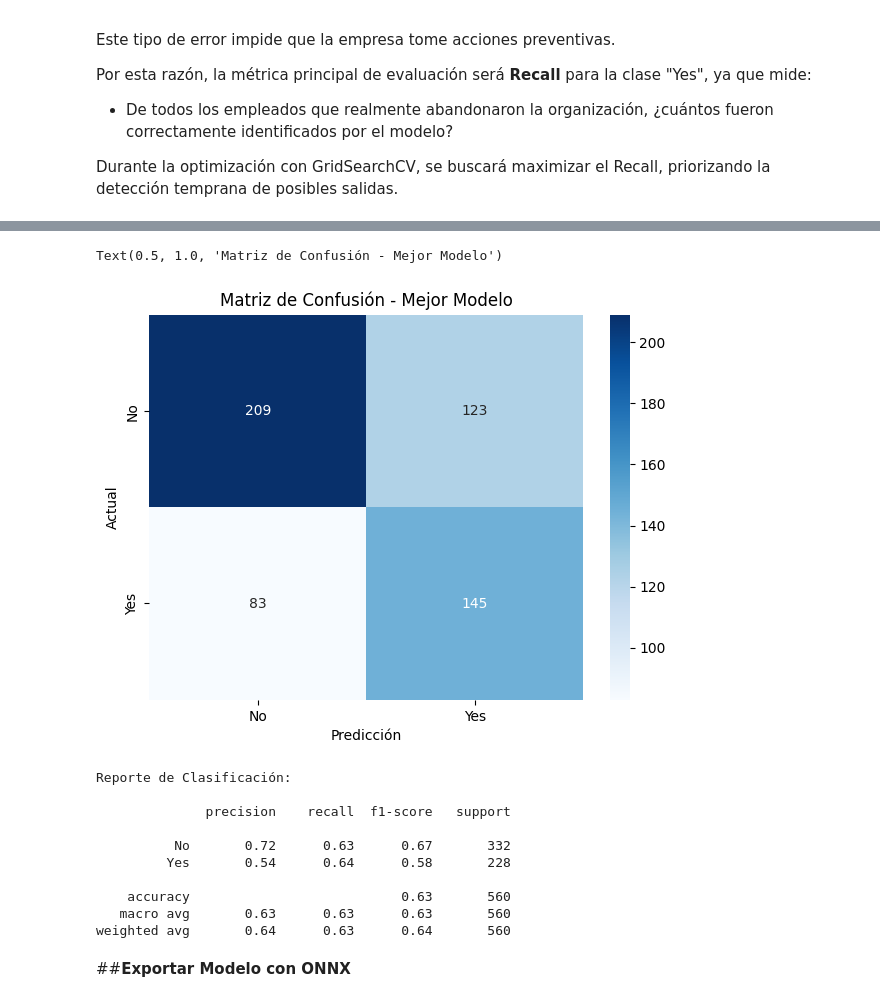
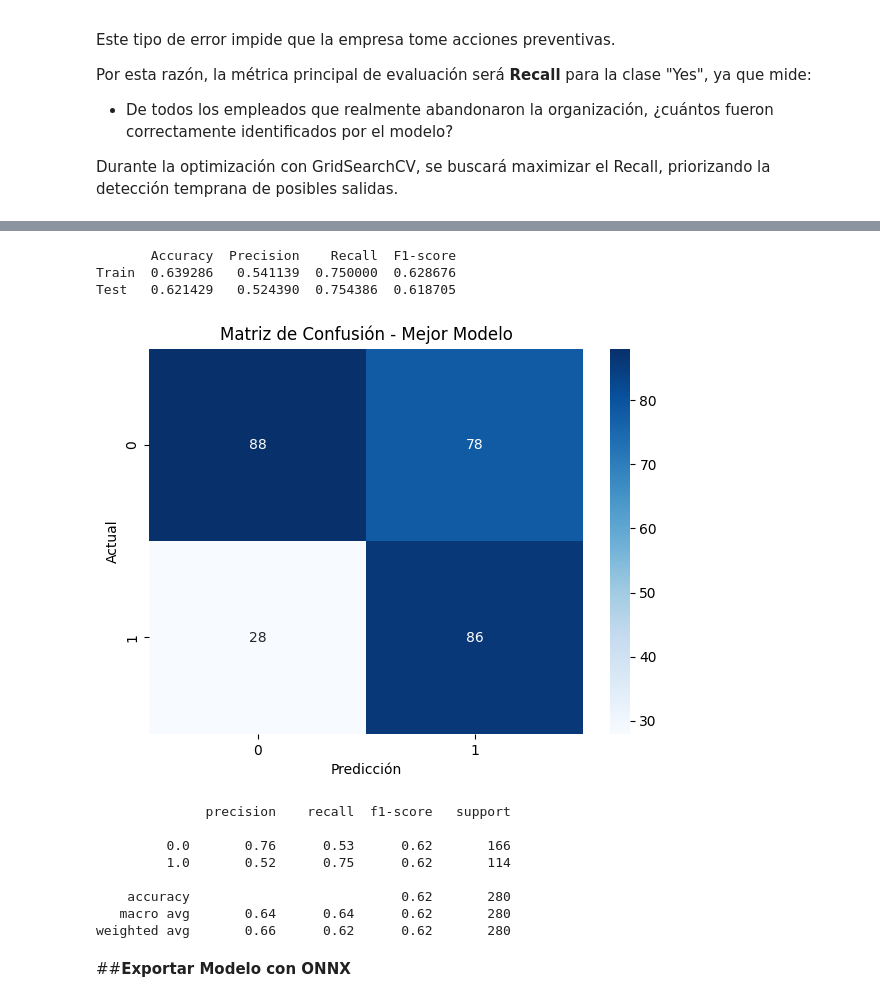
Before and after one commit to ivanovichGit/computacional, a Jupyter notebook: P02_Workload/P02_Workload.ipynb, the cells around one changed output, grey strips where cells are left out. Drawn from its saved outputs; the diff is of its cells as text; code cells hidden in the pictures.

```diff
--- a/P02_Workload/P02_Workload.ipynb
+++ b/P02_Workload/P02_Workload.ipynb
@@ -726,9 +568,0 @@ best_model_name
-# %%
-if best_model_name == "Logistic Regression":
-    best_model = best_lr
-elif best_model_name == "Random Forest":
-    best_model = best_rf
-else:
-    best_model = best_svm
-
-best_model
@@ -771,46 +873,53 @@ comparison_df
+# %%
+# Train
+y_train_true, y_train_pred, _ = get_predictions(best_model, train_loader, device)
+train_metrics = evaluate_model(y_train_true, y_train_pred)
+
+# Test
+y_test_true, y_test_pred, _ = get_predictions(best_model, test_loader, device)
+test_metrics = evaluate_model(y_test_true, y_test_pred)
+
+import pandas as pd
+
+comparison_df = pd.DataFrame({
+    "Train": train_metrics,
+    "Test": test_metrics
+}).T
+
+print(comparison_df)
+# %% [output]
+       Accuracy  Precision    Recall  F1-score
+Train  0.639286   0.541139  0.750000  0.628676
+Test   0.621429   0.524390  0.754386  0.618705
 # %%
-from sklearn.metrics import confusion_matrix, classification_report
+from sklearn.metrics import confusion_matrix
 import seaborn as sns
 import matplotlib.pyplot as plt
 
-# Predicciones directamente sobre X_test
-y_pred = best_model.predict(X_test)
-
-# Matriz de confusión
-cm = confusion_matrix(y_test, y_pred, labels=best_model.classes_)
+cm = confusion_matrix(y_test_true, y_test_pred)
 
 plt.figure(figsize=(7,5))
-sns.heatmap(
-    cm,
-    annot=True,
-    fmt="d",
-    cmap="Blues",
-    xticklabels=best_model.classes_,
-    yticklabels=best_model.classes_
-)
+sns.heatmap(cm, annot=True, fmt="d", cmap="Blues")
 
 plt.xlabel("Predicción")
 plt.ylabel("Actual")
 plt.title("Matriz de Confusión - Mejor Modelo")
+plt.show()
 # %% [output]
-Text(0.5, 1.0, 'Matriz de Confusión - Mejor Modelo')
-[figure, old version]
+[figure, new version]
-# %%
-# Reporte de clasificación
-report = classification_report(y_test, y_pred)
-print("Reporte de Clasificación:\n")
-print(report)
-# %% [output]
-Reporte de Clasificación:
-
-              precision    recall  f1-score   support
-
-          No       0.72      0.63      0.67       332
-         Yes       0.54      0.64      0.58       228
-
-    accuracy                           0.63       560
-   macro avg       0.63      0.63      0.63       560
-weighted avg       0.64      0.63      0.64       560
+# %%
+from sklearn.metrics import classification_report
+
+print(classification_report(y_test_true, y_test_pred))
+# %% [output]
+              precision    recall  f1-score   support
+
+         0.0       0.76      0.53      0.62       166
+         1.0       0.52      0.75      0.62       114
+
+    accuracy                           0.62       280
+   macro avg       0.64      0.64      0.62       280
+weighted avg       0.66      0.62      0.62       280
 # %% [markdown]
 ##**Exportar Modelo con ONNX**
 # %%
```
Also changed, not shown: parts of 28 cells of this notebook.
